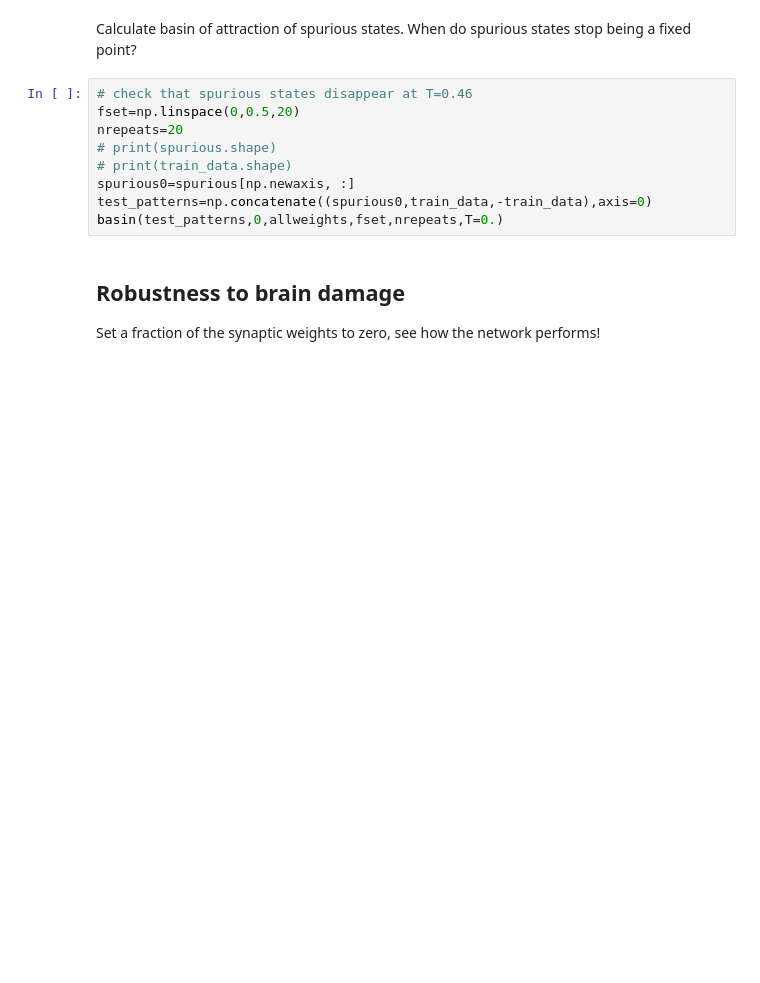
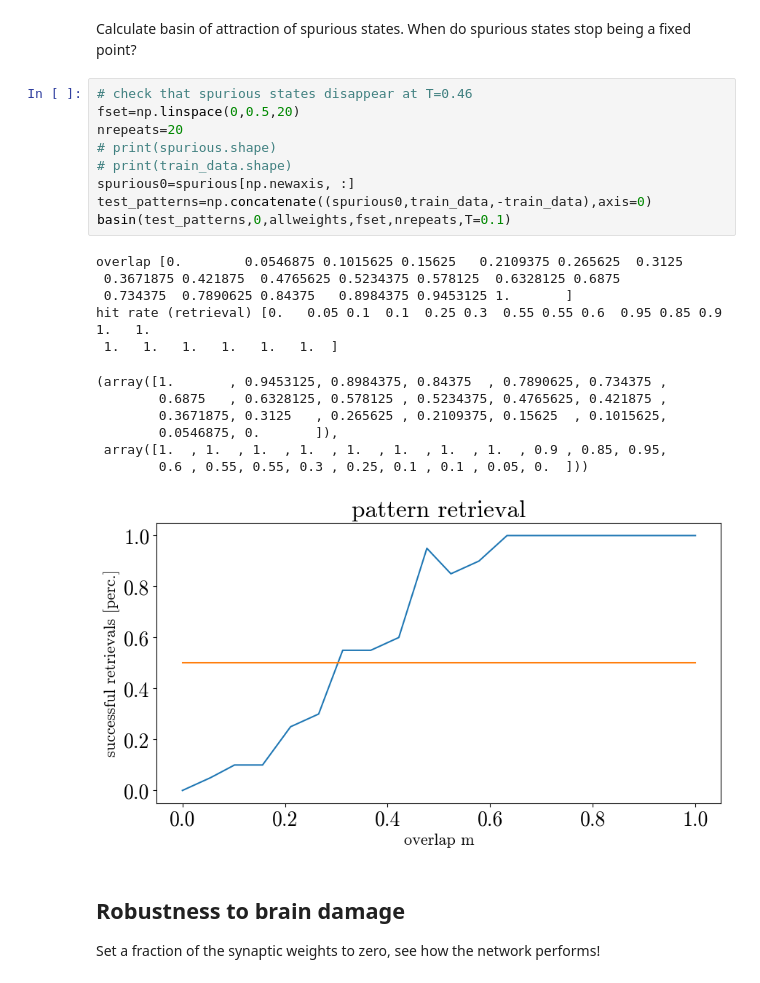
Before and after one commit to pietromalagoli/Physics-of-Living-Systems, a Jupyter notebook: neuro/Hopfield_class0.ipynb, the cells around one changed output. Drawn from its saved outputs; the diff is of its cells as text; blank space fills up the shorter version.

```diff
--- a/neuro/Hopfield_class0.ipynb
+++ b/neuro/Hopfield_class0.ipynb
@@ -431,12 +472,25 @@ Calculate basin of attraction of spurious states. When do spurious states stop b
 # %%
 # check that spurious states disappear at T=0.46
 fset=np.linspace(0,0.5,20)
 nrepeats=20
 # print(spurious.shape)
 # print(train_data.shape)
 spurious0=spurious[np.newaxis, :]
 test_patterns=np.concatenate((spurious0,train_data,-train_data),axis=0)
-basin(test_patterns,0,allweights,fset,nrepeats,T=0.)
+basin(test_patterns,0,allweights,fset,nrepeats,T=0.1)
+# %% [output]
+overlap [0.        0.0546875 0.1015625 0.15625   0.2109375 0.265625  0.3125
+ 0.3671875 0.421875  0.4765625 0.5234375 0.578125  0.6328125 0.6875
+ 0.734375  0.7890625 0.84375   0.8984375 0.9453125 1.       ]
+hit rate (retrieval) [0.   0.05 0.1  0.1  0.25 0.3  0.55 0.55 0.6  0.95 0.85 0.9  1.   1.
+ 1.   1.   1.   1.   1.   1.  ]
+(array([1.       , 0.9453125, 0.8984375, 0.84375  , 0.7890625, 0.734375 ,
+        0.6875   , 0.6328125, 0.578125 , 0.5234375, 0.4765625, 0.421875 ,
+        0.3671875, 0.3125   , 0.265625 , 0.2109375, 0.15625  , 0.1015625,
+        0.0546875, 0.       ]),
+ array([1.  , 1.  , 1.  , 1.  , 1.  , 1.  , 1.  , 1.  , 0.9 , 0.85, 0.95,
+        0.6 , 0.55, 0.55, 0.3 , 0.25, 0.1 , 0.1 , 0.05, 0.  ]))
+[figure, added]
 # %% [markdown]
 ## Robustness to brain damage
 Set a fraction of the synaptic weights to zero, see how the network performs!
```
Also changed, not shown: parts of 12 cells of this notebook, 5 other files.
